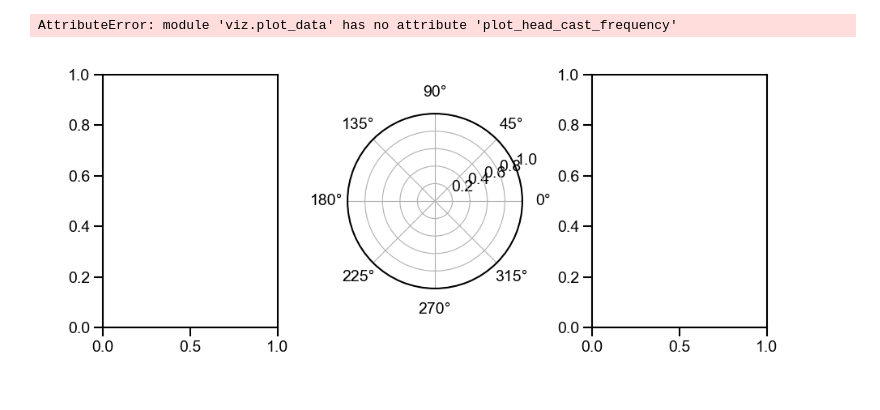
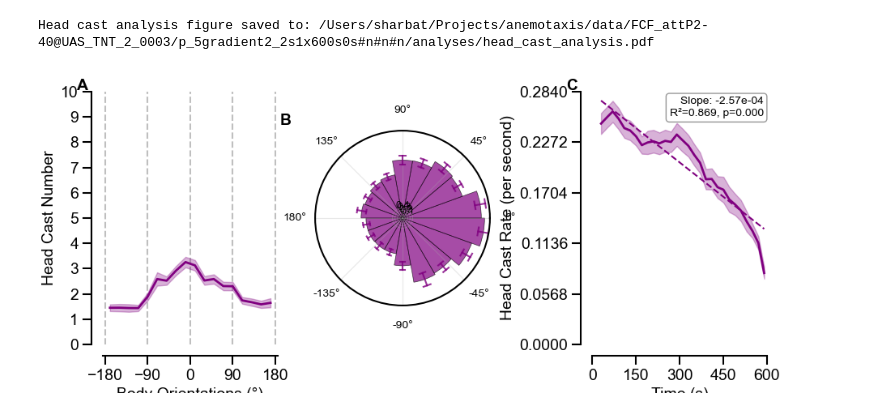
Before and after one commit to sharbatc/anemotaxis, a Jupyter notebook: scripts/analyze_combined.ipynb, the cells around one changed output. Cells and saved outputs as stored; diff of their text form; code cells hidden in the pictures.

```diff
--- a/scripts/analyze_combined.ipynb
+++ b/scripts/analyze_combined.ipynb
@@ -454,5 +477,7 @@ print(result_files)
 # %%
-output_dir = '/Users/sharbat/Projects/anemotaxis/data/FCF_attP2-40@UAS_TNT_2_0003/p_5gradient2_2s1x600s0s#n#n#n/analyses'
+output_dir = os.path.join(base_path_control, 'analyses')
+# output_dir = os.path.join(base_path_experiment, 'analyses')
+
 os.makedirs(output_dir, exist_ok=True)
 
 # Combine all analysis results (matching analyze_single_anemotaxis.ipynb)
@@ -773,68 +786,43 @@ ax_hc2 = fig_head_casts.add_subplot(gs_head_casts[0, 1], projection='polar')
 ax_hc3 = fig_head_casts.add_subplot(gs_head_casts[0, 2])
 
 # Linear plot - Head cast frequency by orientation
-plot_data.plot_head_cast_frequency(combined_head_cast_orientation,
-                                   ylim=[0, 8],
+plot_data.plot_orientation_histogram(combined_head_cast_orientation,
+                                   ylim=[0, 10],
+                                   plot_type='head_cast',
                                    ax=ax_hc1,
                                    show_xlabel=True,
                                    ylabel='Head Cast Number')
 ax_hc1.text(-0.15, 1.05, 'A', transform=ax_hc1.transAxes,
             fontsize=14, fontweight='bold', va='top', ha='left')
 
 # Polar plot - Head cast frequency by orientation
-plot_data.plot_head_cast_frequency_polar(combined_head_cast_orientation,
+plot_data.plot_orientation_histogram_polar(combined_head_cast_orientation,
                                          ax=ax_hc2,
+                                         plot_type='head_cast',
                                          bar_style=True,
                                          tick_fontsize=10)
 ax_hc2_pos = ax_hc2.get_position()
 ax_hc2.set_position([ax_hc2_pos.x0 - 0.04, ax_hc2_pos.y0, ax_hc2_pos.width, ax_hc2_pos.height])
 ax_hc2.text(-0.2, 1.1, 'B', transform=ax_hc2.transAxes,
             fontsize=14, fontweight='bold', va='top', ha='left')
 
 # Time series plot - Head cast frequency over time
-plot_data.plot_head_cast_frequency_over_time(
-    combined_head_cast_time,
-    ylabel='Head Cast Rate (per second)',
-    show_individuals=False,
-    show_error=True,
-    ax=ax_hc3,
-    show_xlabel=True
+plot_data.plot_metric_over_time(
+    combined_head_cast_time, plot_type='head_cast', ylabel='Head Cast Rate (per second)',
+    show_individuals=False, show_error=True, ax=ax_hc3, show_xlabel=True
 )
 ax_hc3.text(-0.15, 1.05, 'C', transform=ax_hc3.transAxes,
             fontsize=14, fontweight='bold', va='top', ha='left')
 
 # Save the head cast analysis figure
 fig_head_casts.savefig(os.path.join(output_dir, 'head_cast_analysis.pdf'),
                       bbox_inches='tight',
                       dpi=300,
                       transparent=True,
                       facecolor='none')
 print(f"Head cast analysis figure saved to: {os.path.join(output_dir, 'head_cast_analysis.pdf')}")
 
-# # Save metadata for the head cast analysis figure
-# head_cast_metadata = save_figure_metadata(
-#     output_dir,
-#     'head_cast_analysis',
-#     result_files,
-#     additional_info={
-#         'analysis_types': ['head_cast_orientation', 'head_cast_time_series'],
-#         'plot_types': ['linear_orientation', 'polar_orientation', 'time_series'],
-#         'parameters': {
-#             'bin_width': 20,
-#             'peak_threshold': 20.0,
-#             'peak_prominence': 3.0,
-#             'smooth_sigma': 4.0,
-#             'large_casts_only': True,
-#             'time_window': 60,
-#             'time_step': 20
-#         },
-#         'figure_layout': '1x3 grid',
-#         'genotype': 'FCF_attP2-40@UAS_TNT_2_0003',
-#         'condition': 'p_5gradient2_2s1x600s0s#n#n#n'
-#     }
-# )
-
 plt.show()
 # %% [output]
-AttributeError: module 'viz.plot_data' has no attribute 'plot_head_cast_frequency'
+Head cast analysis figure saved to: /Users/sharbat/Projects/anemotaxis/data/FCF_attP2-40@UAS_TNT_2_0003/p_5gradient2_2s1x600s0s#n#n#n/analyses/head_cast_analysis.pdf
-[figure, old version]
+[figure, new version]
```
Also changed, not shown: parts of 11 cells of this notebook, 5 other files.
